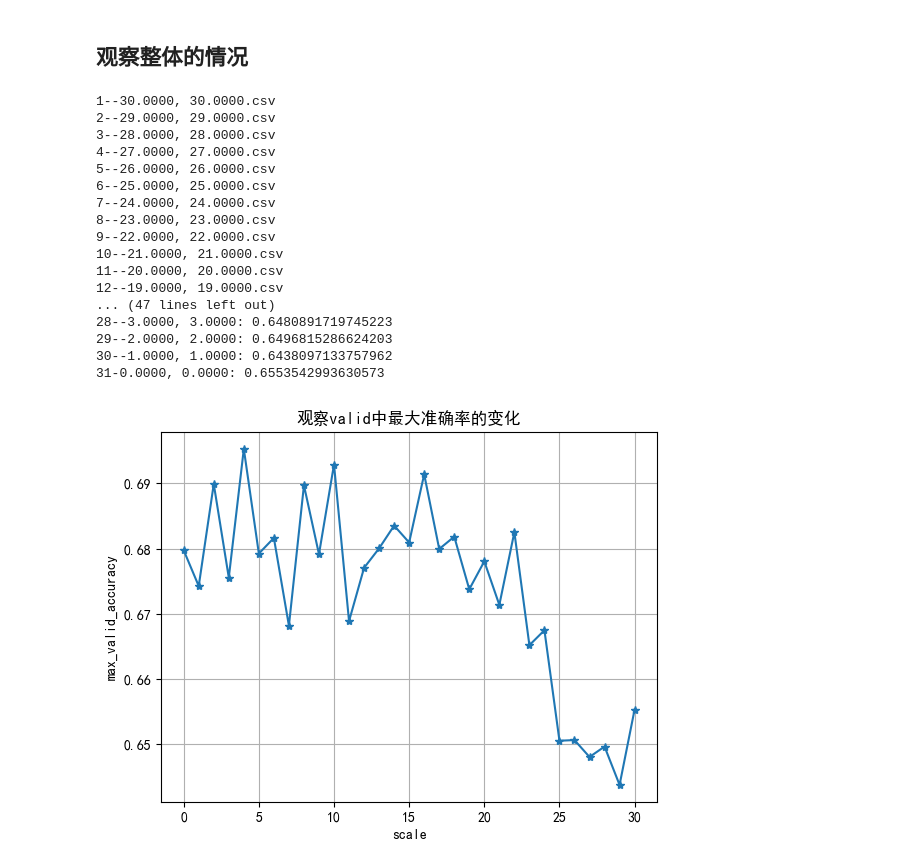
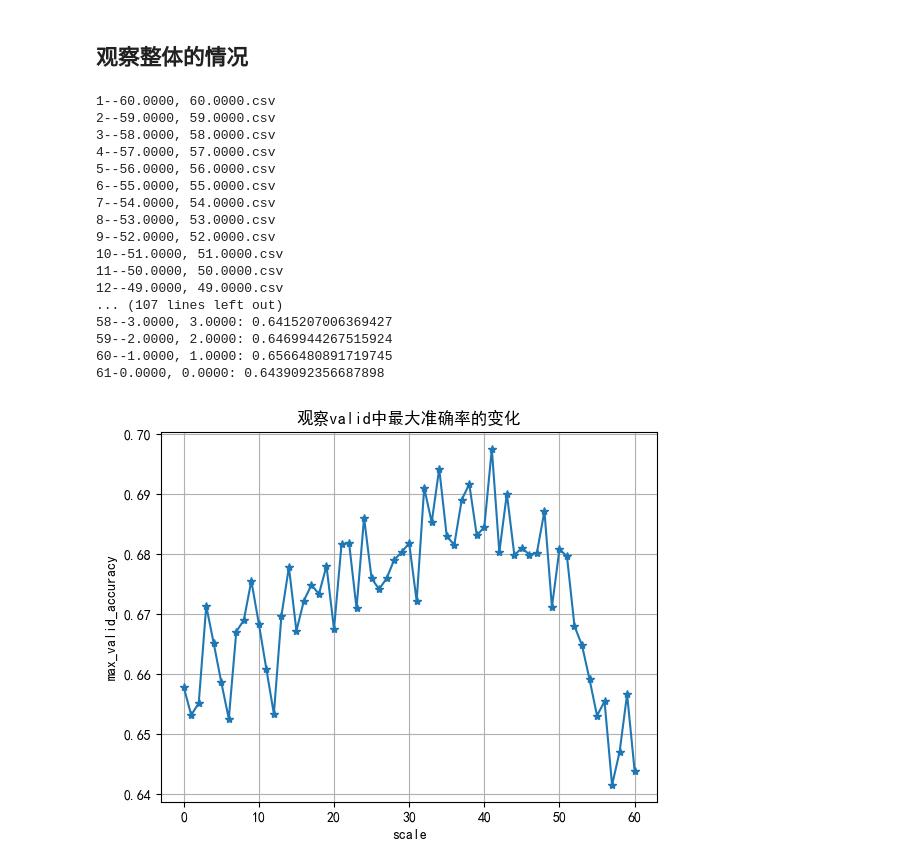
Before and after one commit to a-green-hand-jack/Benign-Overfitting, a Jupyter notebook: Success/rotation-normal/准确率变化.ipynb, the cells around one changed output. Saved outputs shown, nothing was run; the diff lists cells and outputs as text; code cells hidden in the pictures.

```diff
--- a/Success/rotation-normal/准确率变化.ipynb
+++ b/Success/rotation-normal/准确率变化.ipynb
@@ -47,30 +50,30 @@ best_valid_acc(input_dir=input_dir, output_dir=output_dir, plot=True)
 ## 观察整体的情况
 # %%
 # 指定存储图像的目录
-input_dir = 'LeNet-30-30/csv'
-output_dir = 'LeNet-30-30/img'
+input_dir = 'LeNet-30-30-big/csv'
+output_dir = 'LeNet-30-30-big/img'
 # 如果目录不存在，创建它
 if not os.path.exists(output_dir):
     os.makedirs(output_dir)
 if not os.path.exists(input_dir):
     os.makedirs(input_dir)
 best_valid_acc(input_dir=input_dir, output_dir=output_dir,plot=True)
 # %% [output]
-1--30.0000, 30.0000.csv
-2--29.0000, 29.0000.csv
-3--28.0000, 28.0000.csv
-4--27.0000, 27.0000.csv
-5--26.0000, 26.0000.csv
-6--25.0000, 25.0000.csv
-7--24.0000, 24.0000.csv
-8--23.0000, 23.0000.csv
-9--22.0000, 22.0000.csv
-10--21.0000, 21.0000.csv
-11--20.0000, 20.0000.csv
-12--19.0000, 19.0000.csv
-... (47 lines left out)
-28--3.0000, 3.0000: 0.6480891719745223
-29--2.0000, 2.0000: 0.6496815286624203
-30--1.0000, 1.0000: 0.6438097133757962
-31-0.0000, 0.0000: 0.6553542993630573
+1--60.0000, 60.0000.csv
+2--59.0000, 59.0000.csv
+3--58.0000, 58.0000.csv
+4--57.0000, 57.0000.csv
+5--56.0000, 56.0000.csv
+6--55.0000, 55.0000.csv
+7--54.0000, 54.0000.csv
+8--53.0000, 53.0000.csv
+9--52.0000, 52.0000.csv
+10--51.0000, 51.0000.csv
+11--50.0000, 50.0000.csv
+12--49.0000, 49.0000.csv
+... (107 lines left out)
+58--3.0000, 3.0000: 0.6415207006369427
+59--2.0000, 2.0000: 0.6469944267515924
+60--1.0000, 1.0000: 0.6566480891719745
+61-0.0000, 0.0000: 0.6439092356687898
-[figure, old version]
+[figure, new version]
```
Also changed, not shown: parts of 3 cells of this notebook, 5 other files.
